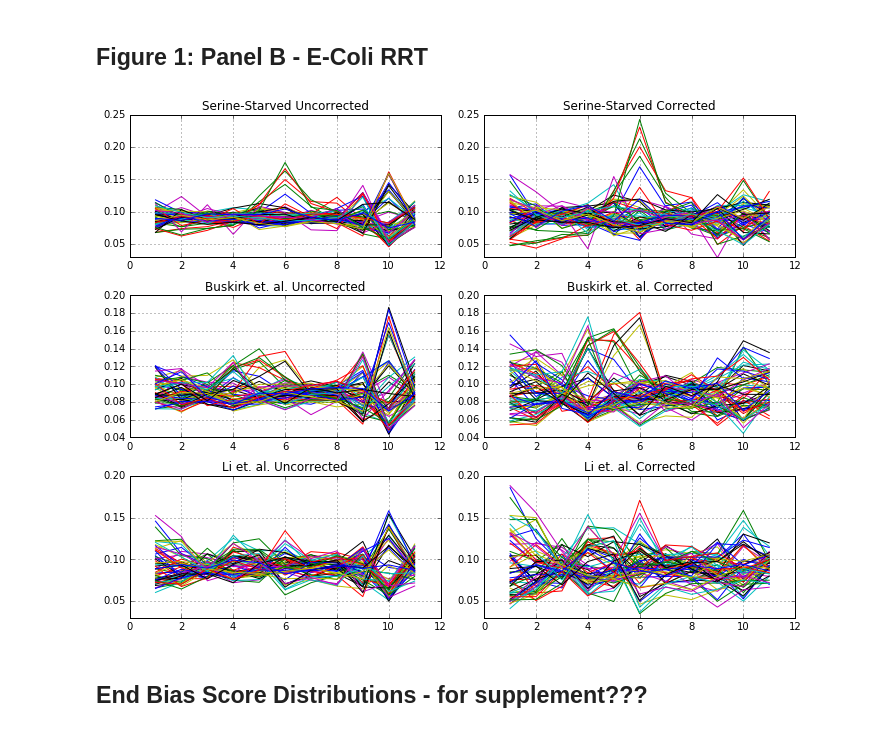
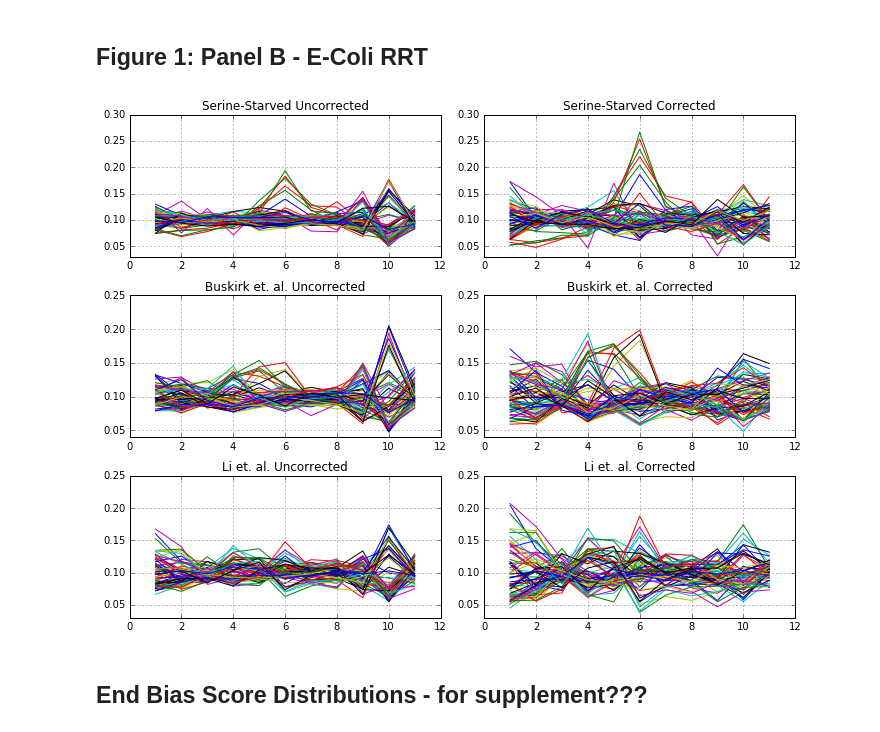
Before and after one commit to ayurovsky/ipython_notebooks_dsl, a Jupyter notebook: end_bias/Justin_Paper_Graphs_And_Calculations.ipynb, the cells around one changed output. Saved outputs shown, nothing was run; the diff lists cells and outputs as text; code cells hidden in the pictures.

```diff
--- a/end_bias/Justin_Paper_Graphs_And_Calculations.ipynb
+++ b/end_bias/Justin_Paper_Graphs_And_Calculations.ipynb
@@ -84,6 +84,7 @@ for row in reader:
     row = row[1:10]
     row = [x.strip('\n') for x in row]
     row = list(map(float, row))
+    row = [x / (10/9) for x in row]
     plt.plot([1,2,3,4,5,6,7,8,9],row)
 
 plt.subplot(5,2,2)
@@ -97,6 +98,7 @@ for row in reader:
     row = row[1:10]
     row = [x.strip('\n') for x in row]
     row = list(map(float, row))
+    row = [x / (10/9) for x in row]
     plt.plot([1,2,3,4,5,6,7,8,9],row)
 
 plt.subplot(5,2,3)
@@ -110,6 +112,7 @@ for row in reader:
     row = row[1:10]
     row = [x.strip('\n') for x in row]
     row = list(map(float, row))
+    row = [x / (10/9) for x in row]
     plt.plot([1,2,3,4,5,6,7,8,9],row)
 
 plt.subplot(5,2,4)
@@ -123,6 +126,7 @@ for row in reader:
     row = row[1:10]
     row = [x.strip('\n') for x in row]
     row = list(map(float, row))
+    row = [x / (10/9) for x in row]
     plt.plot([1,2,3,4,5,6,7,8,9],row)
 
 plt.subplot(5,2,5)
@@ -136,6 +140,7 @@ for row in reader:
     row = row[1:10]
     row = [x.strip('\n') for x in row]
     row = list(map(float, row))
+    row = [x / (10/9) for x in row]
     plt.plot([1,2,3,4,5,6,7,8,9],row)
 
 plt.subplot(5,2,6)
@@ -149,9 +154,10 @@ for row in reader:
     row = row[1:10]
     row = [x.strip('\n') for x in row]
     row = list(map(float, row))
+    row = [x / (10/9) for x in row]
     plt.plot([1,2,3,4,5,6,7,8,9],row)
 
-plt.subplot(5,2,7)
+'''plt.subplot(5,2,7)
 plt.ylim(0.0, 0.4)
 plt.title('Cerevisiae dLys 28 Uncorrected')
 plt.grid(True)
@@ -162,6 +168,7 @@ for row in reader:
     row = row[1:10]
     row = [x.strip('\n') for x in row]
     row = list(map(float, row))
+    row = [x / (10/9) for x in row]
     plt.plot([1,2,3,4,5,6,7,8,9],row)
 
 plt.subplot(5,2,8)
@@ -175,6 +182,7 @@ for row in reader:
     row = row[1:10]
     row = [x.strip('\n') for x in row]
     row = list(map(float, row))
+    row = [x / (10/9) for x in row]
     plt.plot([1,2,3,4,5,6,7,8,9],row)
 
 plt.subplot(5,2,9)
@@ -188,6 +196,7 @@ for row in reader:
     row = row[1:10]
     row = [x.strip('\n') for x in row]
     row = list(map(float, row))
+    row = [x / (10/9) for x in row]
     plt.plot([1,2,3,4,5,6,7,8,9],row)
 
 plt.subplot(5,2,10)
@@ -201,7 +210,9 @@ for row in reader:
     row = row[1:10]
     row = [x.strip('\n') for x in row]
     row = list(map(float, row))
+    row = [x / (10/9) for x in row]
     plt.plot([1,2,3,4,5,6,7,8,9],row)
+'''
 
 plt.tight_layout()
 # %% [output]
@@ -218,7 +229,7 @@ plt.figure(1, figsize=(10, 10))
 
 
 plt.subplot(4,2,1)
-plt.ylim(0.03, 0.25)
+plt.ylim(0.03, 0.3)
 plt.title('Serine-Starved Uncorrected')
 plt.grid(True)
 csvfile = open('window_stage2_ecoli_starved_justin.csv')
@@ -228,10 +239,11 @@ for row in reader:
     row = row[1:12]
     row = [x.strip('\n') for x in row]
     row = list(map(float, row))
+    row = [x / (10/11) for x in row]
     plt.plot([1,2,3,4,5,6,7,8,9,10,11],row)
 
 plt.subplot(4,2,2)
-plt.ylim(0.03, 0.25)
+plt.ylim(0.03, 0.3)
 plt.title('Serine-Starved Corrected')
 plt.grid(True)
 csvfile = open('window_stage2_ec_starved_v6.csv')
@@ -241,10 +253,11 @@ for row in reader:
     row = row[1:12]
     row = [x.strip('\n') for x in row]
     row = list(map(float, row))
+    row = [x / (10/11) for x in row]
     plt.plot([1,2,3,4,5,6,7,8,9,10,11],row)
 
 plt.subplot(4,2,3)
-plt.ylim(0.04, 0.2)
+plt.ylim(0.04, 0.25)
 plt.title('Buskirk et. al. Uncorrected')
 plt.grid(True)
 csvfile = open('window_stage2_ecoli_big_justin.csv')
@@ -254,10 +267,11 @@ for row in reader:
     row = row[1:12]
     row = [x.strip('\n') for x in row]
     row = list(map(float, row))
+    row = [x / (10/11) for x in row]
     plt.plot([1,2,3,4,5,6,7,8,9,10,11],row)
 
 plt.subplot(4,2,4)
-plt.ylim(0.04, 0.2)
+plt.ylim(0.04, 0.25)
 plt.title('Buskirk et. al. Corrected')
 plt.grid(True)
 csvfile = open('window_stage2_ecoli_big_corrected_v6.csv')
@@ -267,38 +281,41 @@ for row in reader:
     row = row[1:12]
     row = [x.strip('\n') for x in row]
     row = list(map(float, row))
+    row = [x / (10/11) for x in row]
     plt.plot([1,2,3,4,5,6,7,8,9,10,11],row)
 
 plt.subplot(4,2,5)
-plt.ylim(0.03, 0.2)
+plt.ylim(0.03, 0.25)
 plt.title('Li et. al. Uncorrected')
 plt.grid(True)
 csvfile = open('window_stage2_ecoli_weissman_SRR407274_justin.csv')
 reader = csv.reader(csvfile, delimiter=',')
 for row in reader:
     tag = row[0]
     row = row[1:12]
     row = [x.strip('\n') for x in row]
     row = list(map(float, row))
+    row = [x / (10/11) for x in row]
     plt.plot([1,2,3,4,5,6,7,8,9,10,11],row)
 
 plt.subplot(4,2,6)
-plt.ylim(0.03, 0.2)
+plt.ylim(0.03, 0.25)
 plt.title('Li et. al. Corrected')
 plt.grid(True)
 csvfile = open('window_stage2_ecoli_weissman_SRR407274_corrected_v6.csv')
 reader = csv.reader(csvfile, delimiter=',')
 for row in reader:
     tag = row[0]
     row = row[1:12]
     row = [x.strip('\n') for x in row]
     row = list(map(float, row))
+    row = [x / (10/11) for x in row]
     plt.plot([1,2,3,4,5,6,7,8,9,10,11],row)
 
 
 plt.tight_layout()
 # %% [output]
-[figure, old version]
+[figure, new version]
 # %% [markdown]
 ## End Bias Score Distributions - for supplement???
 # %%
```
Also changed, not shown: parts of 7 cells of this notebook.
